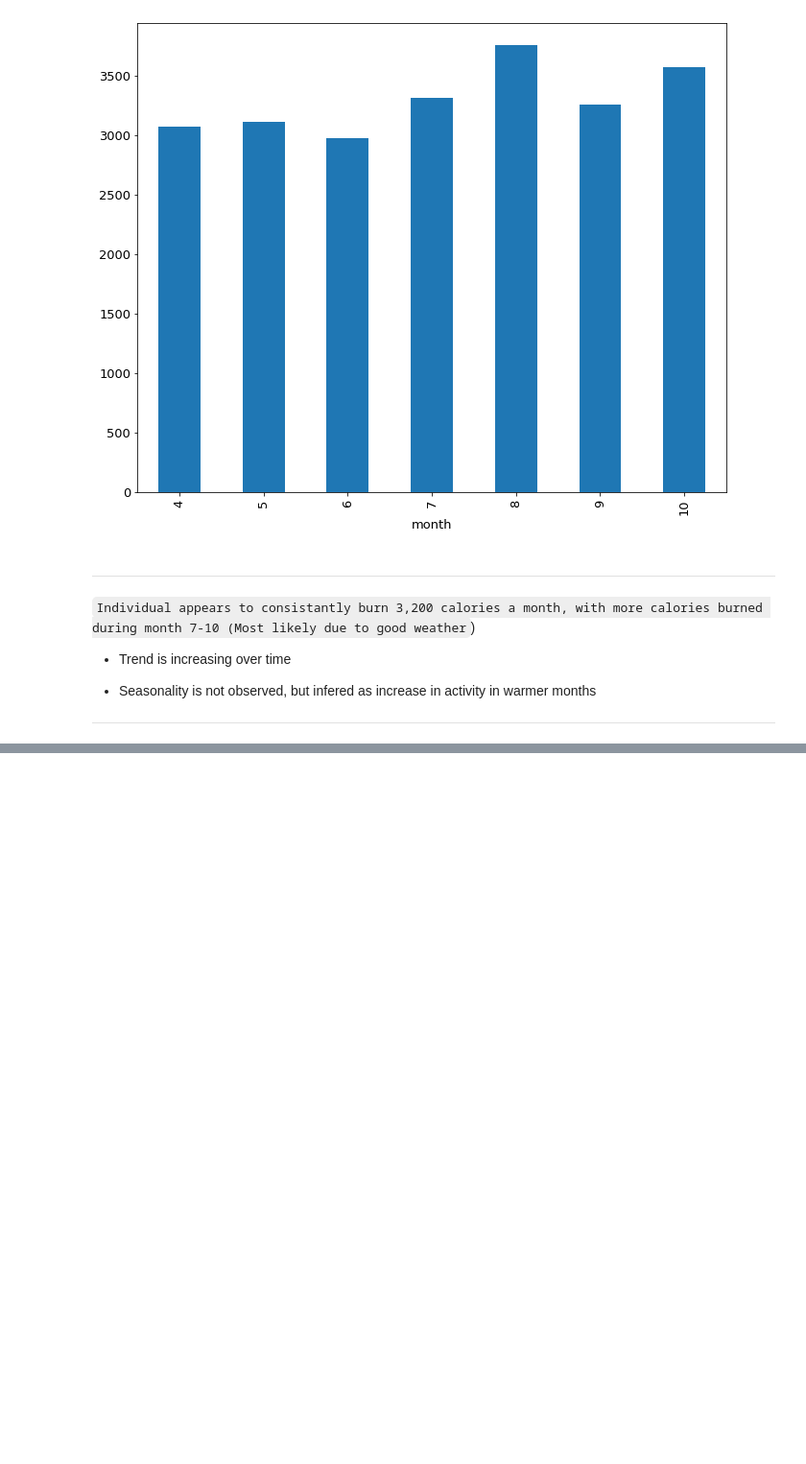
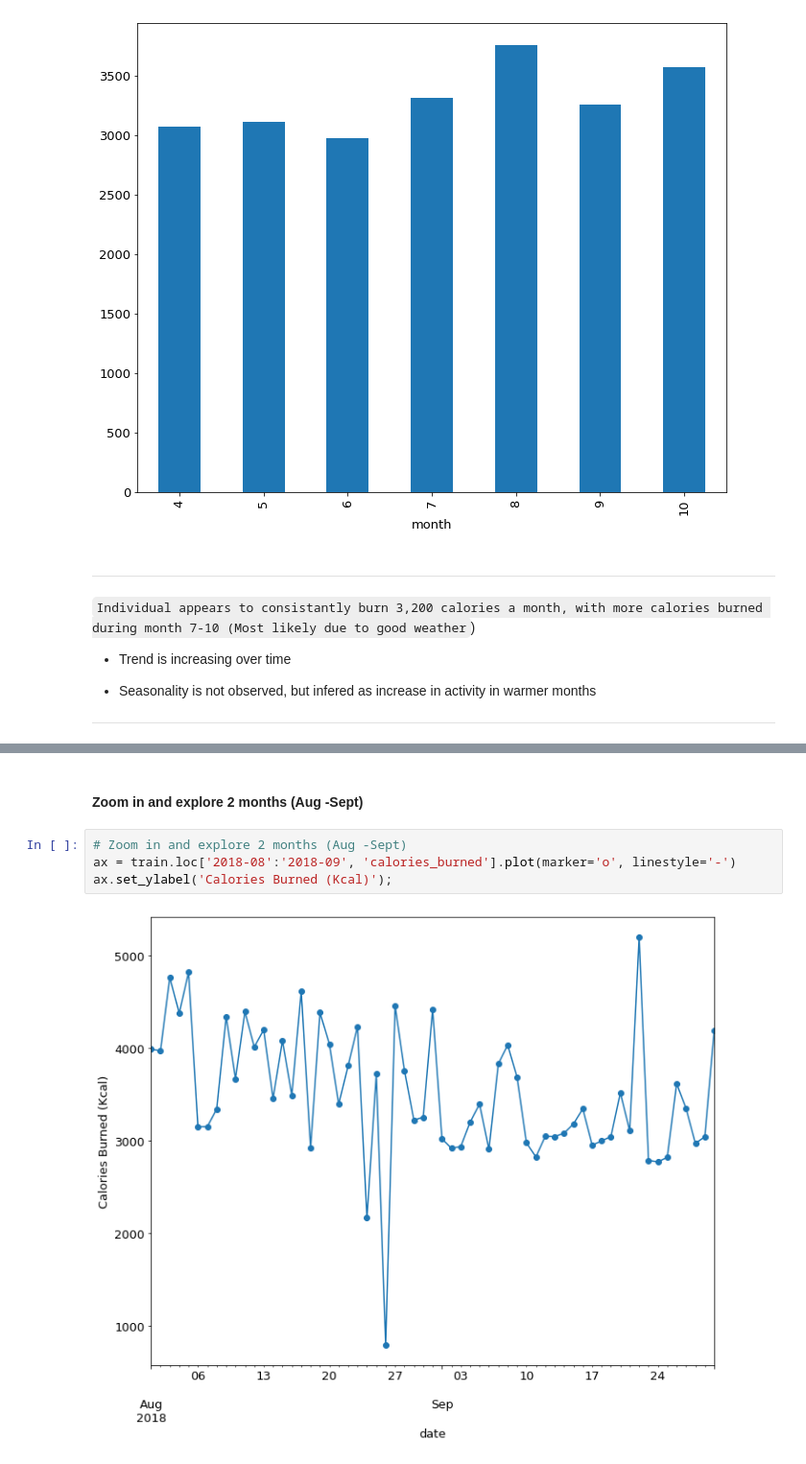
Before and after one commit to CSolitaire/time-series-exercises, a Jupyter notebook: project_explore.ipynb, the cells around one changed output, grey strips where cells are left out. Shown at 96% size. Drawn from its saved outputs; the diff is of its cells as text; blank space fills up the shorter version.

Commit message:
Explore Complete

```diff
--- a/project_explore.ipynb
+++ b/project_explore.ipynb
@@ -222,0 +249,8 @@ plt.show()
+# %% [markdown]
+#### Zoom in and explore 2 months (Aug -Sept)
+# %%
+# Zoom in and explore 2 months (Aug -Sept)
+ax = train.loc['2018-08':'2018-09', 'calories_burned'].plot(marker='o', linestyle='-')
+ax.set_ylabel('Calories Burned (Kcal)');
+# %% [output]
+[figure, added]
```
Also changed, not shown: parts of 45 cells of this notebook.
